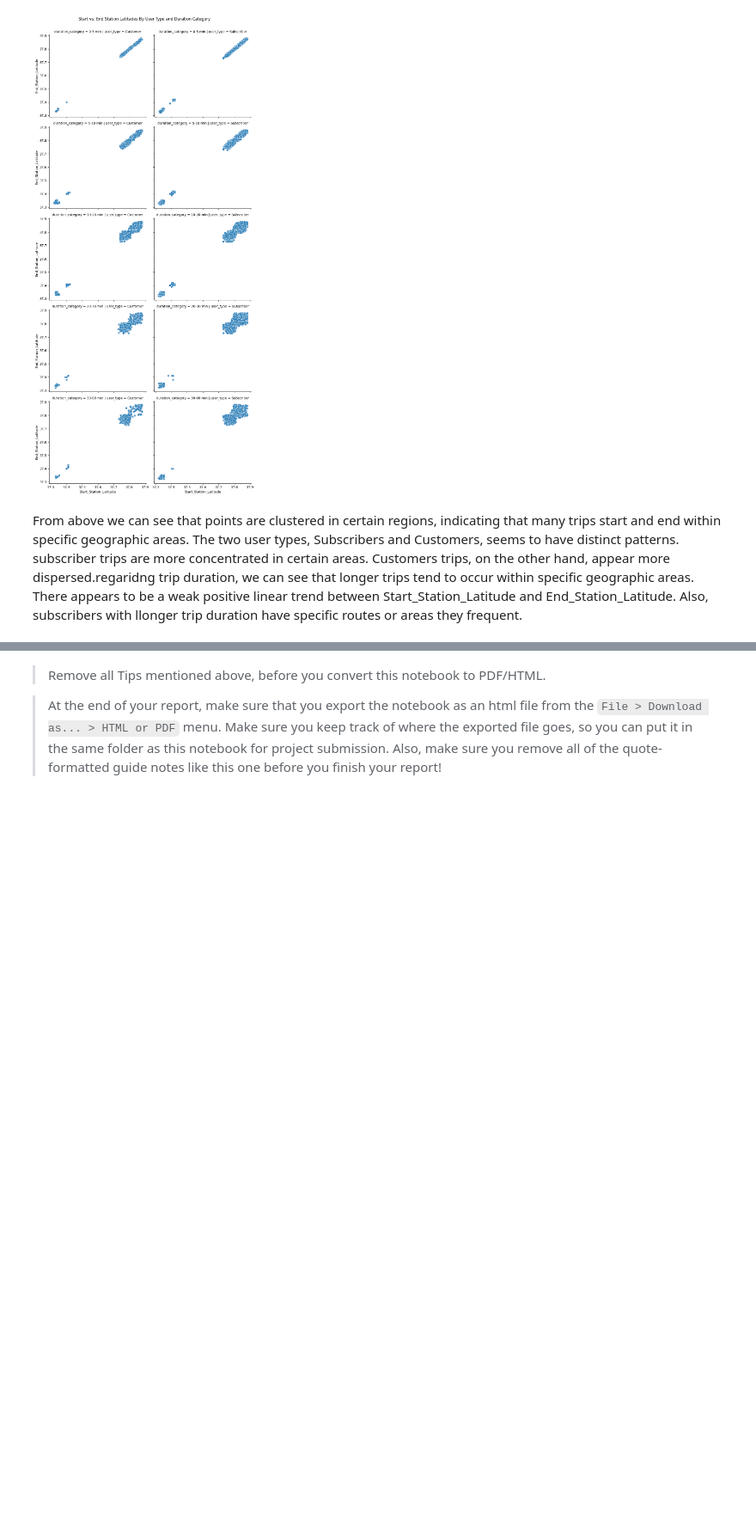
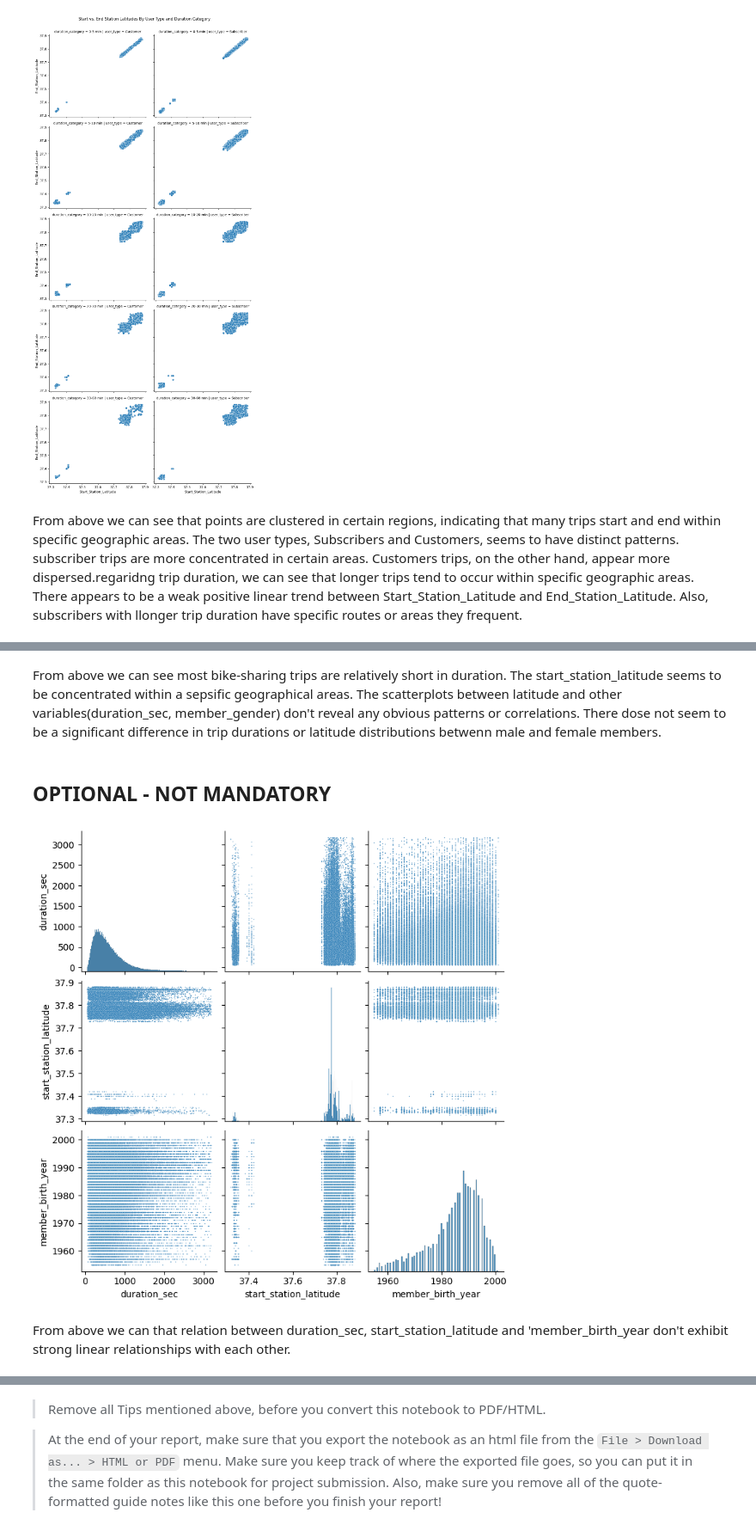
Before and after one commit to naamabenita/clustered-bar, a Jupyter notebook: Part_I_exploration_template.ipynb, the cells around one changed output, grey strips where cells are left out. Shown at 86% size. Saved outputs shown, nothing was run; the diff lists cells and outputs as text; code cells hidden in the pictures; blank space fills up the shorter version.

```diff
--- a/Part_I_exploration_template.ipynb
+++ b/Part_I_exploration_template.ipynb
@@ -437,3 +436,20 @@ From above we can see
+# %% [markdown]
+From above we can see most bike-sharing trips are relatively short in duration.
+The start_station_latitude seems to be concentrated within a sepsific geographical areas. The scatterplots between latitude and other variables(duration_sec, member_gender) don't reveal any obvious patterns or correlations.
+There dose not seem to be a significant difference in trip durations or latitude distributions betwenn male and female members.
+# %% [markdown]
+## OPTIONAL - NOT MANDATORY
+# %%
+#we can check also relation between duration_sec, start_station_latitude and 'member_birth_year'
+#Creating the pairplot
+sns.pairplot(data=filtered_data,
+             vars=['duration_sec', 'start_station_latitude', 'member_birth_year'],
+             plot_kws={'alpha': 0.7, 's': 1}) #adjusting transparency and point size
+plt.show()
+# %% [output]
+[figure, added]
+# %% [markdown]
+From above we can that relation between duration_sec, start_station_latitude and 'member_birth_year don't exhibit strong linear relationships with each other.
 # %% [markdown]
 ### Talk about some of the relationships you observed in this part of the investigation. Were there features that strengthened each other in terms of looking at your feature(s) of interest?
 
```
Also changed, not shown: parts of 13 cells of this notebook.
